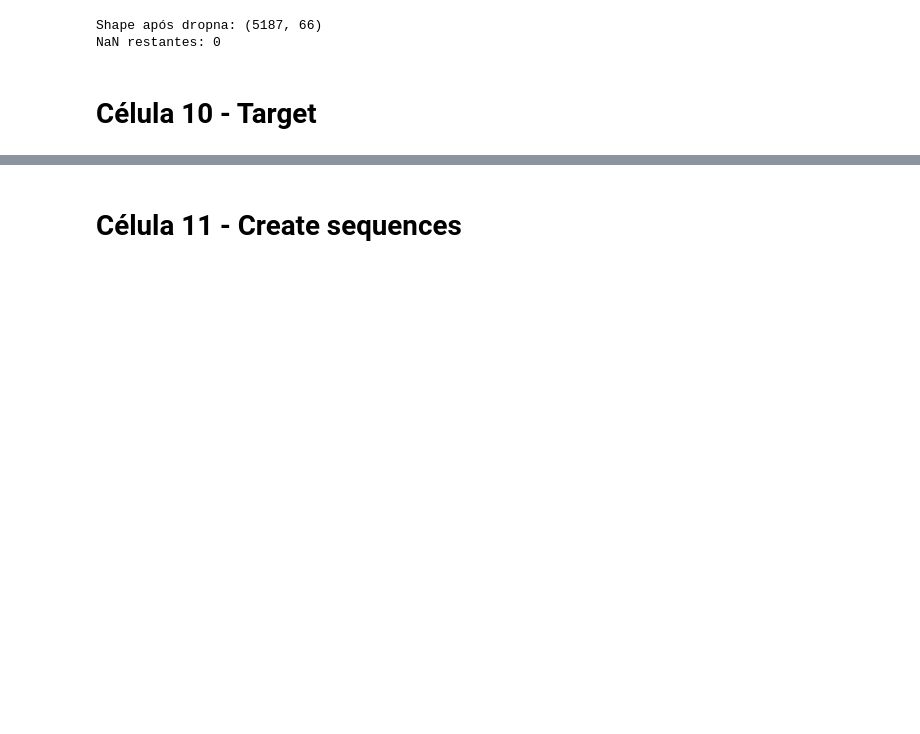
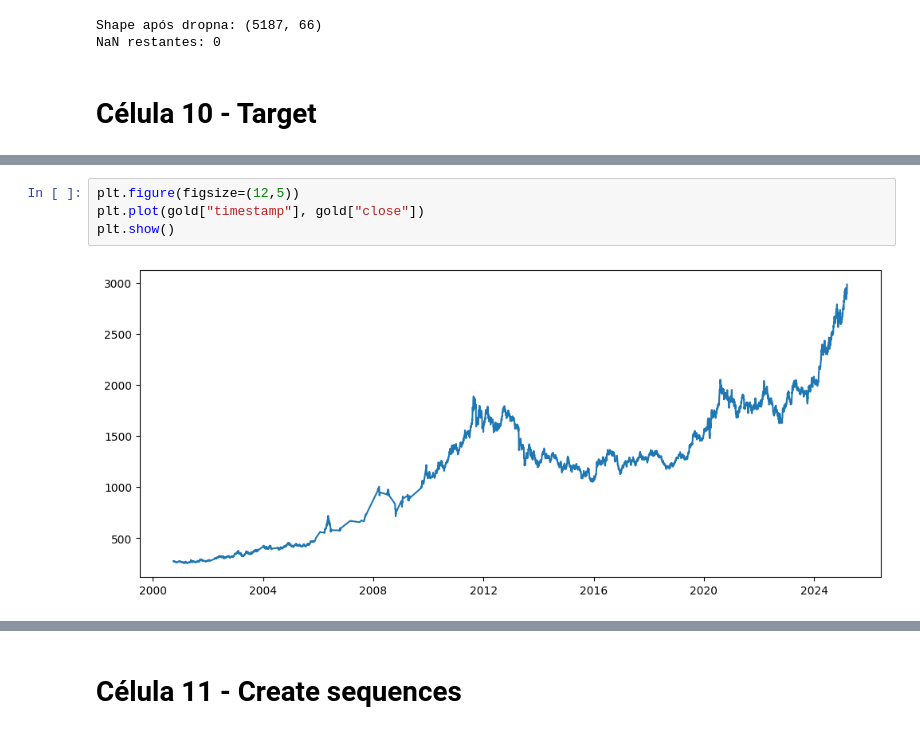
Before and after one commit to JoseEdSouza/gold-forecast, a Jupyter notebook: gold/cnn.ipynb, the cells around one changed output, grey strips where cells are left out. Saved outputs shown, nothing was run; the diff lists cells and outputs as text; blank space fills up the shorter version.

```diff
--- a/gold/cnn.ipynb
+++ b/gold/cnn.ipynb
@@ -369,0 +375,6 @@ n_features: 39
+# %%
+plt.figure(figsize=(12,5))
+plt.plot(gold["timestamp"], gold["close"])
+plt.show()
+# %% [output]
+[figure, added]
```
Also changed, not shown: parts of 19 cells of this notebook.
